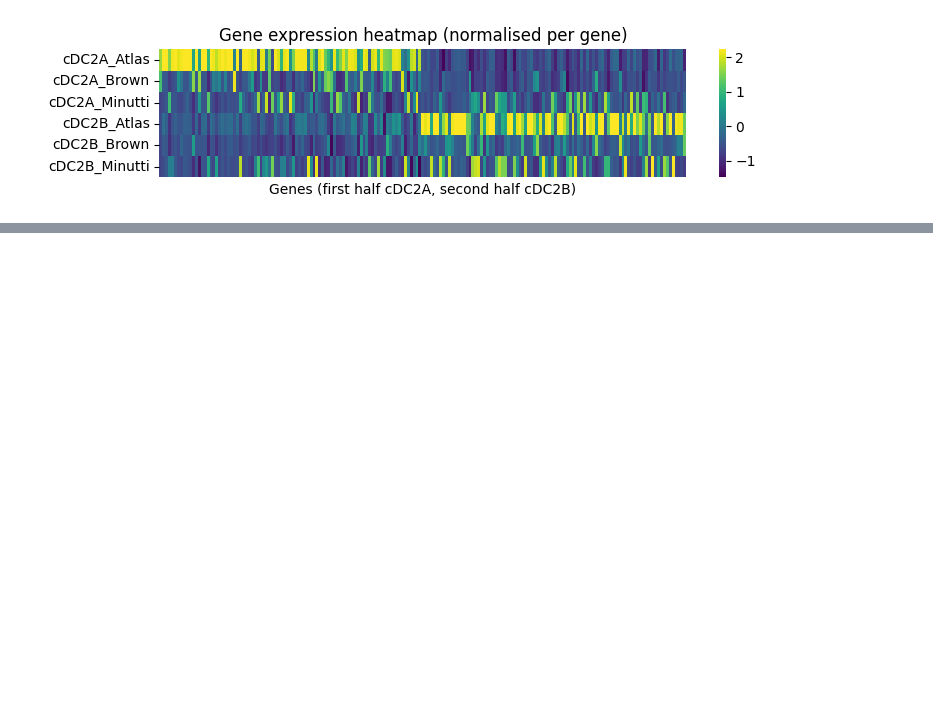
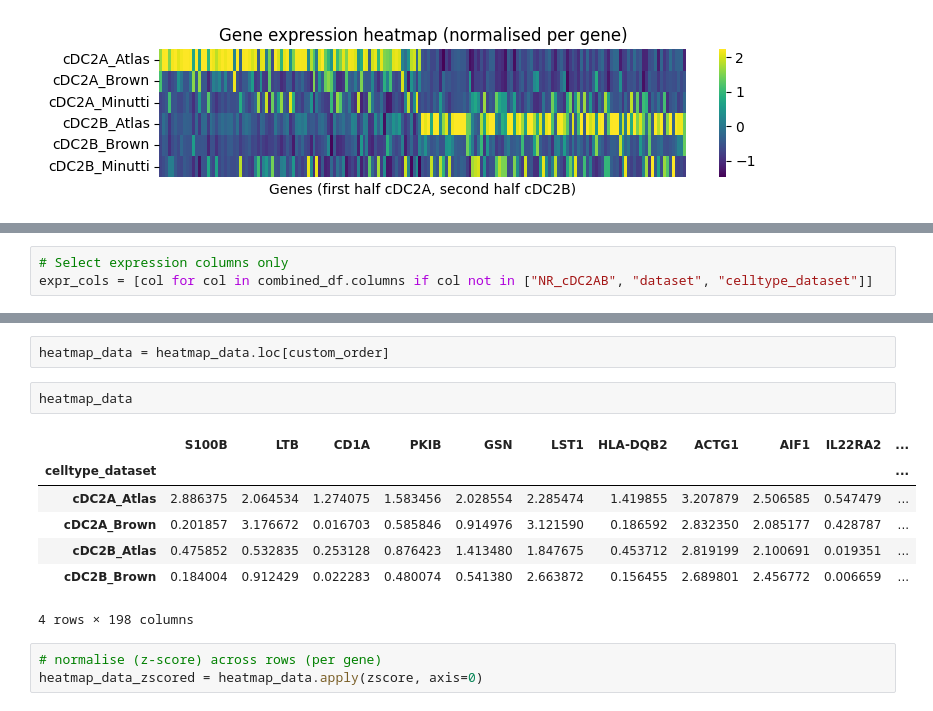
Before and after one commit to tuonglab/Nikita-project, a Jupyter notebook: notebooks/Brown_Minutti_sc_data_DC2A_B/2025-07-17_cDC2A_B_DEGS_fromBrown-Minutti.ipynb, the cells around one changed output, grey strips where cells are left out. Cells and saved outputs as stored; diff of their text form; blank space fills up the shorter version.

```diff
--- a/notebooks/Brown_Minutti_sc_data_DC2A_B/2025-07-17_cDC2A_B_DEGS_fromBrown-Minutti.ipynb
+++ b/notebooks/Brown_Minutti_sc_data_DC2A_B/2025-07-17_cDC2A_B_DEGS_fromBrown-Minutti.ipynb
@@ -740,0 +806,3 @@ plt.show()
+# %%
+# Select expression columns only
+expr_cols = [col for col in combined_df.columns if col not in ["NR_cDC2AB", "dataset", "celltype_dataset"]]
@@ -740,0 +819,15 @@ plt.show()
+# %%
+heatmap_data = heatmap_data.loc[custom_order]
+# %%
+heatmap_data
+# %% [output]
+|  | S100B | LTB | CD1A | PKIB | GSN | LST1 | HLA-DQB2 | ACTG1 | AIF1 | IL22RA2 | ... |
+| celltype_dataset |  |  |  |  |  |  |  |  |  |  | ... |
+| cDC2A_Atlas | 2.886375 | 2.064534 | 1.274075 | 1.583456 | 2.028554 | 2.285474 | 1.419855 | 3.207879 | 2.506585 | 0.547479 | ... |
+| cDC2A_Brown | 0.201857 | 3.176672 | 0.016703 | 0.585846 | 0.914976 | 3.121590 | 0.186592 | 2.832350 | 2.085177 | 0.428787 | ... |
+| cDC2B_Atlas | 0.475852 | 0.532835 | 0.253128 | 0.876423 | 1.413480 | 1.847675 | 0.453712 | 2.819199 | 2.100691 | 0.019351 | ... |
+| cDC2B_Brown | 0.184004 | 0.912429 | 0.022283 | 0.480074 | 0.541380 | 2.663872 | 0.156455 | 2.689801 | 2.456772 | 0.006659 | ... |
+4 rows × 198 columns
+# %%
+# normalise (z-score) across rows (per gene)
+heatmap_data_zscored = heatmap_data.apply(zscore, axis=0)
```
Also changed, not shown: parts of 13 cells of this notebook.
